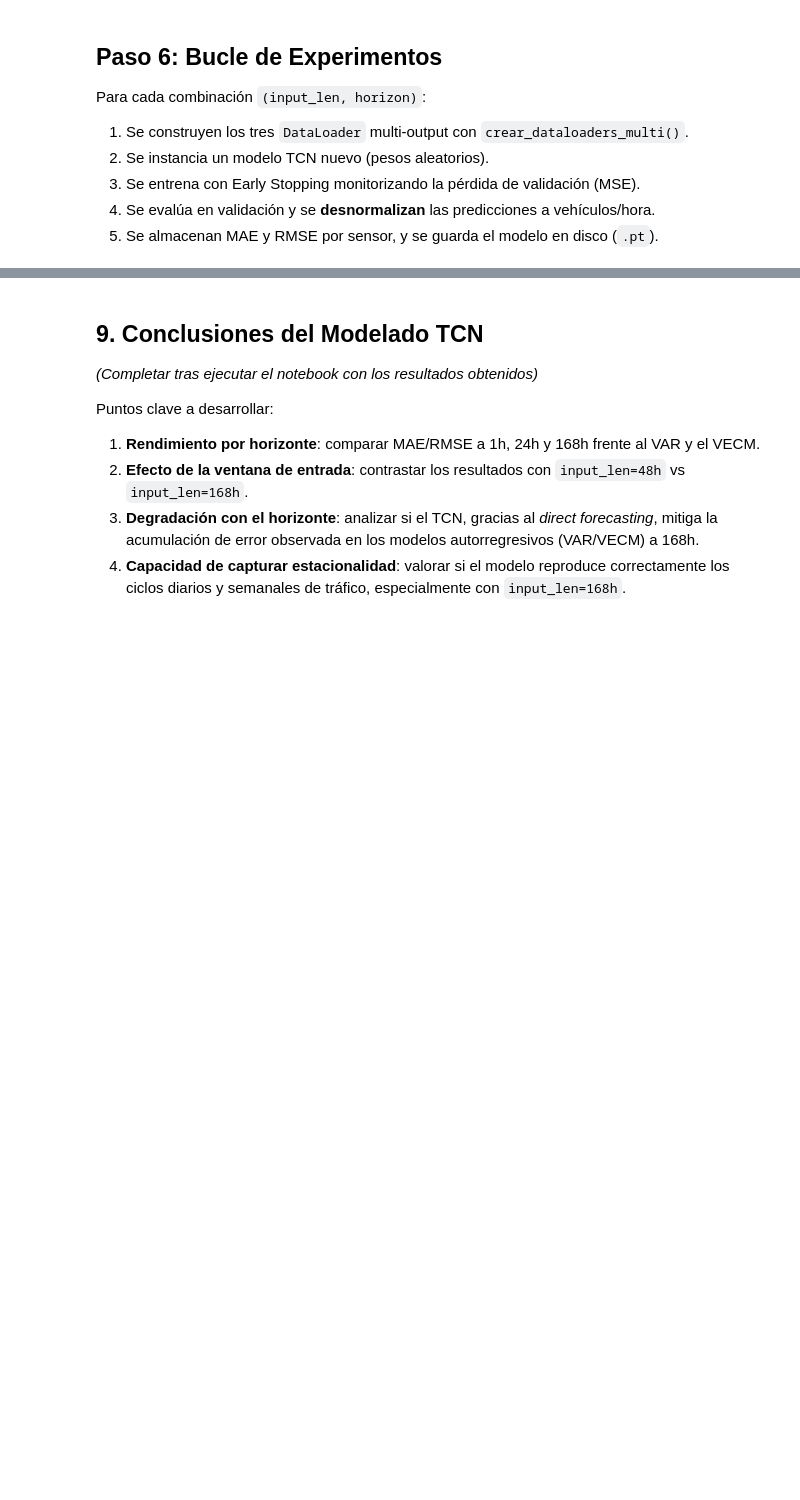
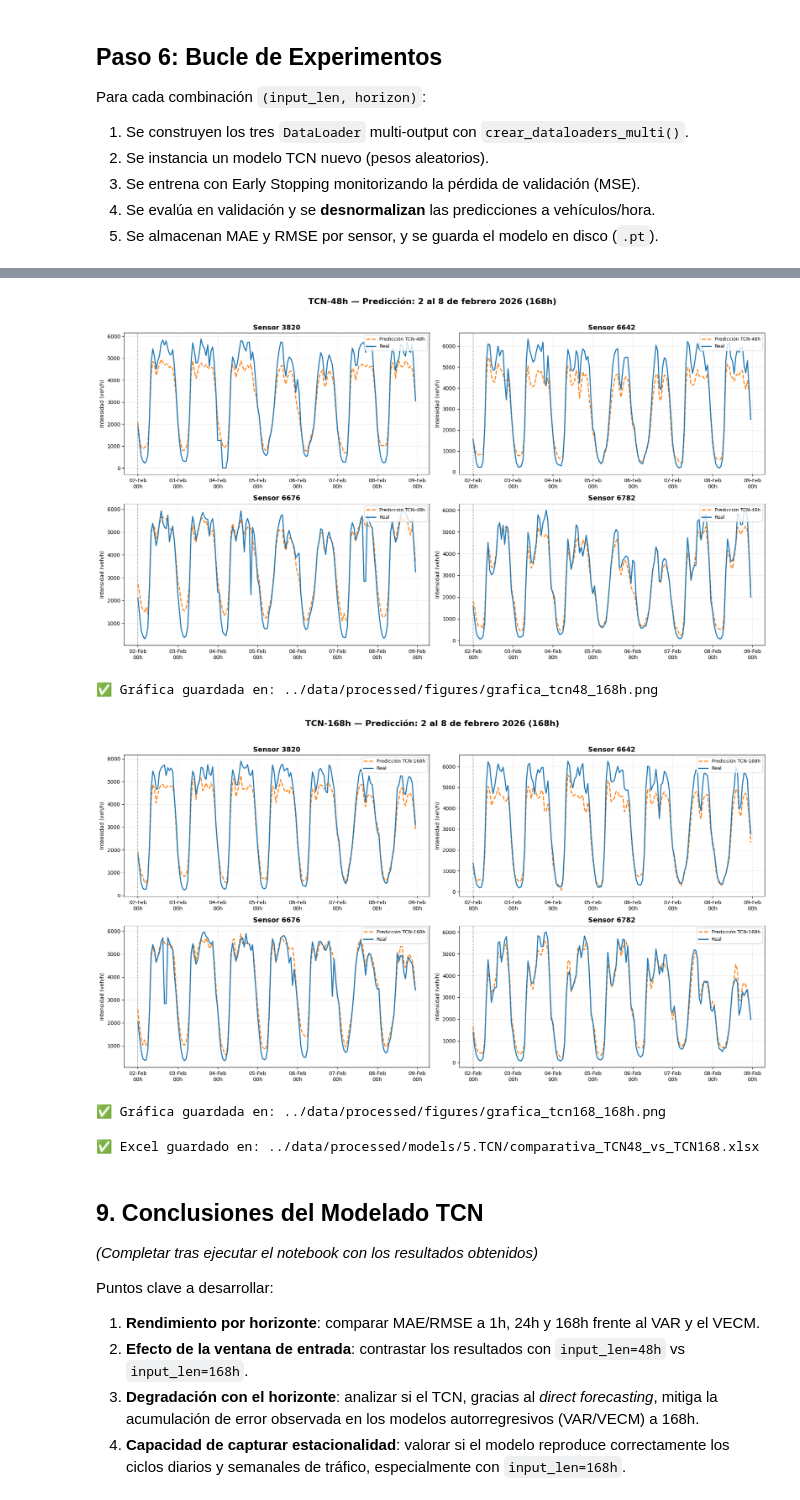
Before and after one commit to senaertugrul/TFM, a Jupyter notebook: notebooks/Modelos/9. TCN v2.ipynb, the cells around one changed output, grey strips where cells are left out. Drawn from its saved outputs; the diff is of its cells as text; code cells hidden in the pictures; blank space fills up the shorter version.

```diff
--- a/notebooks/Modelos/9. TCN v2.ipynb
+++ b/notebooks/Modelos/9. TCN v2.ipynb
@@ -588,7 +603,7 @@ import matplotlib.dates as mdates
 import os
 
 # Crear carpeta de figuras si no existe
-ruta_figuras = '../../data/processed/figures'
+ruta_figuras = '../data/processed/figures'
 os.makedirs(ruta_figuras, exist_ok=True)
 
 semana_inicio = pd.Timestamp('2026-02-02 00:00:00')
@@ -635,33 +650,38 @@ for input_len in [48, 168]:
 
     # Crear gráfica 2x2
     fig, axes = plt.subplots(2, 2, figsize=(18, 10))
     fig.suptitle(f'TCN-{input_len}h — Predicción: 2 al 8 de febrero 2026 (168h)',
                  fontsize=16, fontweight='bold')
     axes = axes.flatten()
 
     for i, col in enumerate(INTENSITY_COLS):
         sensor_id = col.split('_')[1]
         ax = axes[i]
         ax.plot(df_pred_semana.index, df_pred_semana[col], color='#ff7f0e',
                 linestyle='--', linewidth=2, label=f'Predicción TCN-{input_len}h')
         ax.plot(df_real_semana.index, df_real_semana[col], color='#1f77b4',
                 linewidth=2, label='Real')
         ax.axvline(x=semana_inicio, color='grey', linestyle=':', linewidth=1.5)
         ax.set_title(f'Sensor {sensor_id}', fontsize=13, fontweight='bold')
         ax.set_ylabel('Intensidad (veh/h)')
         ax.xaxis.set_major_formatter(mdates.DateFormatter('%d-%b\n%Hh'))
         ax.grid(True, linestyle=':', alpha=0.6)
         ax.legend(loc='upper right', fontsize=9)
 
     plt.tight_layout(rect=[0, 0, 1, 0.96])
 
     # Guardar la gráfica
     nombre_archivo = f'grafica_tcn{input_len}_168h.png'
     ruta_grafica = f'{ruta_figuras}/{nombre_archivo}'
     plt.savefig(ruta_grafica, dpi=300, bbox_inches='tight')
     plt.show()
 
     print(f"✅ Gráfica guardada en: {ruta_grafica}")
+# %% [output]
+[figure, added]
+✅ Gráfica guardada en: ../data/processed/figures/grafica_tcn48_168h.png
+[figure, added]
+✅ Gráfica guardada en: ../data/processed/figures/grafica_tcn168_168h.png
 # %%
 # --- 9.3 EXCEL COMPARATIVO TCN-48h vs TCN-168h ---
 
@@ -671,7 +691,7 @@ from openpyxl.utils import get_column_letter
 import os
 import numpy as np
 
-ruta_carpeta = '../../data/processed/models/5.TCN'
+ruta_carpeta = '../data/processed/models/5.TCN'
 os.makedirs(ruta_carpeta, exist_ok=True)
 ruta_excel = f'{ruta_carpeta}/comparativa_TCN48_vs_TCN168.xlsx'
 
@@ -774,6 +794,8 @@ for horizonte in [1, 24, 168]:
 
 wb.save(ruta_excel)
 print(f"✅ Excel guardado en: {ruta_excel}")
+# %% [output]
+✅ Excel guardado en: ../data/processed/models/5.TCN/comparativa_TCN48_vs_TCN168.xlsx
 # %% [markdown]
 ## 9. Conclusiones del Modelado TCN
 
```
Also changed, not shown: parts of 4 cells of this notebook.
